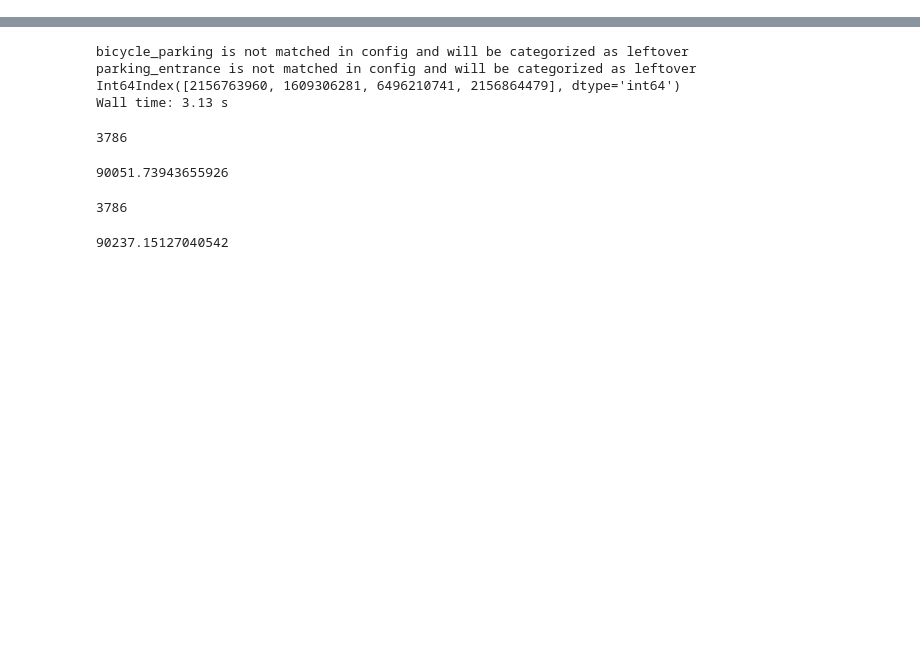
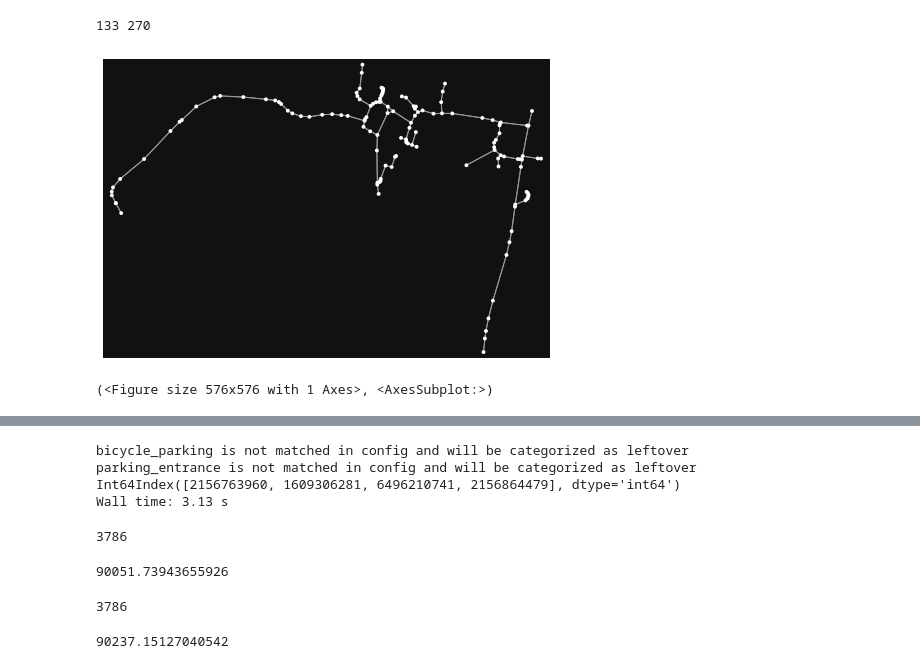
Before and after one commit to openego/ding0, a Jupyter notebook: ding0/build_df_from_sql.ipynb, the cells around one changed output, grey strips where cells are left out. Saved outputs shown, nothing was run; the diff lists cells and outputs as text; code cells hidden in the pictures; blank space fills up the shorter version.

Commit message:
Update build_df_from_sql.ipynb
2nd approach in build a graph

```diff
--- a/ding0/build_df_from_sql.ipynb
+++ b/ding0/build_df_from_sql.ipynb
@@ -64,0 +46,11 @@ session_osm = create_session_osm()
+# %%
+%%time
+
+
+ways_db = get_osm_ways(polygon.wkt, session_osm)
+
+
+# iterative
+graph = build_graph_from_ways(ways_db, polygon, retain_all=True, truncate_by_edge=False)
+
+len(graph.nodes), len(graph.edges)
@@ -64,0 +137,7 @@ session_osm = create_session_osm()
+# %%
+print(len(graph.nodes), len(graph.edges))
+ox.plot_graph(graph)
+# %% [output]
+133 270
+[figure, added]
+(<Figure size 576x576 with 1 Axes>, <AxesSubplot:>)
```
Also changed, not shown: parts of 11 cells of this notebook.
